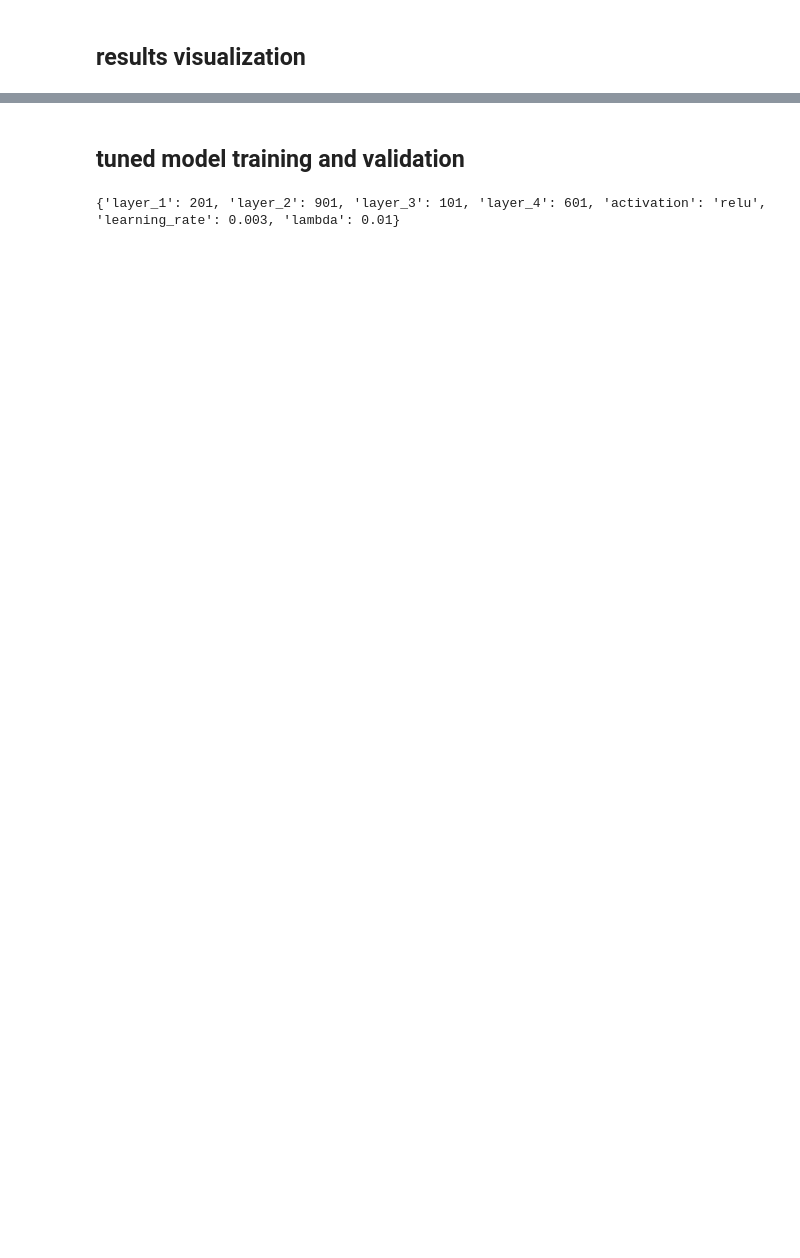
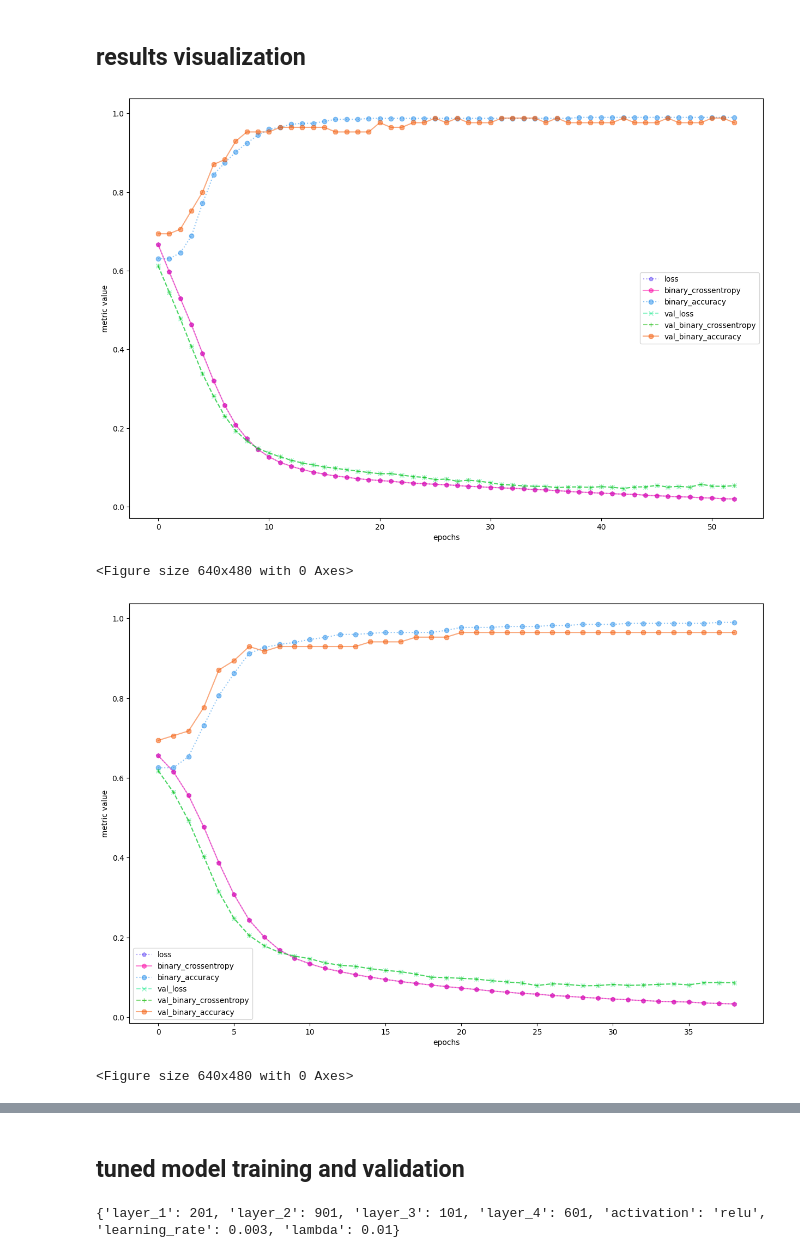
Before and after one commit to 08Aristodemus24/breast-cancer-classifier, a Jupyter notebook: model_training.ipynb, the cells around one changed output, grey strips where cells are left out. Drawn from its saved outputs; the diff is of its cells as text; code cells hidden in the pictures; blank space fills up the shorter version.

Commit message:
finished training baseline model on original and reduced datasets commencing training tuned model on original and reduced datasets

```diff
--- a/model_training.ipynb
+++ b/model_training.ipynb
@@ -44,4 +45,4 @@ df = pd.read_csv('./data.csv')
 X, Y = preprocess(df)
 X_trains_orig, X_, Y_trains_orig, Y_ = train_test_split(X, Y, test_size=0.3, random_state=0)
 X_cross_orig, X_tests_orig, Y_cross_orig, Y_tests_orig = train_test_split(X_, Y_, test_size=0.5, random_state=0)
-view_train_cross(X_trains_orig, X_cross_orig, Y_trains_orig, Y_cross_orig)
+# view_train_cross(X_trains_orig, X_cross_orig, Y_trains_orig, Y_cross_orig)
@@ -79,4 +62,4 @@ Index(['symmetry_se', 'smoothness_se', 'concave points_se', 'perimeter_se',
 X_reduced, Y_reduced = preprocess(df, feat_idxs=features)
 X_trains_reduced, X_, Y_trains_reduced, Y_ = train_test_split(X_reduced, Y_reduced, test_size=0.3, random_state=0)
 X_cross_reduced, X_tests_reduced, Y_cross_reduced, Y_tests_reduced = train_test_split(X_, Y_, test_size=0.5, random_state=0)
-view_train_cross(X_trains_reduced, X_cross_reduced, Y_trains_reduced, Y_cross_reduced)
+# view_train_cross(X_trains_reduced, X_cross_reduced, Y_trains_reduced, Y_cross_reduced)
@@ -138,0 +101,28 @@ baseline_model_orig = load_baseline()
+# %%
+# import then load baseline model architecture
+baseline_model_orig = load_baseline()
+baseline_model_red = load_baseline()
+
+# begin model training
+baseline_history_orig = baseline_model_orig.fit(
+    X_trains_orig, Y_trains_orig,
+    epochs=100,
+    validation_data=(X_cross_orig, Y_cross_orig),
+    callbacks=[EarlyStopping(monitor='val_binary_crossentropy', patience=10)]
+)
+
+baseline_history_red = baseline_model_red.fit(
+    X_trains_reduced, Y_trains_reduced,
+    epochs=100,
+    validation_data=(X_cross_reduced, Y_cross_orig),
+    callbacks=[EarlyStopping(monitor='val_binary_crossentropy', patience=10)]
+)
+
+# build the dictionary of results based on metric history of both models
+baseline_results_orig = {}
+baseline_results_red = {}
+for metric in ['loss', 'binary_crossentropy', 'binary_accuracy', 'val_loss', 'val_binary_crossentropy', 'val_binary_accuracy']:
+    if metric not in baseline_results_orig:
+        baseline_results_orig[metric] = baseline_history_orig.history[metric]
+    if metric not in baseline_results_red:
+        baseline_results_red[metric] = baseline_history_red.history[metric]
@@ -139,11 +167,16 @@ baseline_model_orig = load_baseline()
 # %% [markdown]
 ## results visualization
 # %%
-# train_cross_results_v2(baseline_results, epochs=baseline_history.epochs[-1])
-
+train_cross_results_v2(baseline_results_orig, epochs=baseline_history_orig.epoch[-1])
+train_cross_results_v2(baseline_results_red, epochs=baseline_history_red.epoch[-1])
 # # save baseline model
 # baseline_model.save('./models/baseline_model.h5')
 
 # # save results of trained model
 # with open("./results/baseline_model_results.json", "w") as out_file:
 #     json.dump(baseline_results, out_file)
+# %% [output]
+[figure, added]
+<Figure size 640x480 with 0 Axes>
+[figure, added]
+<Figure size 640x480 with 0 Axes>
```
Also changed, not shown: parts of 9 cells of this notebook, 3 other files.
